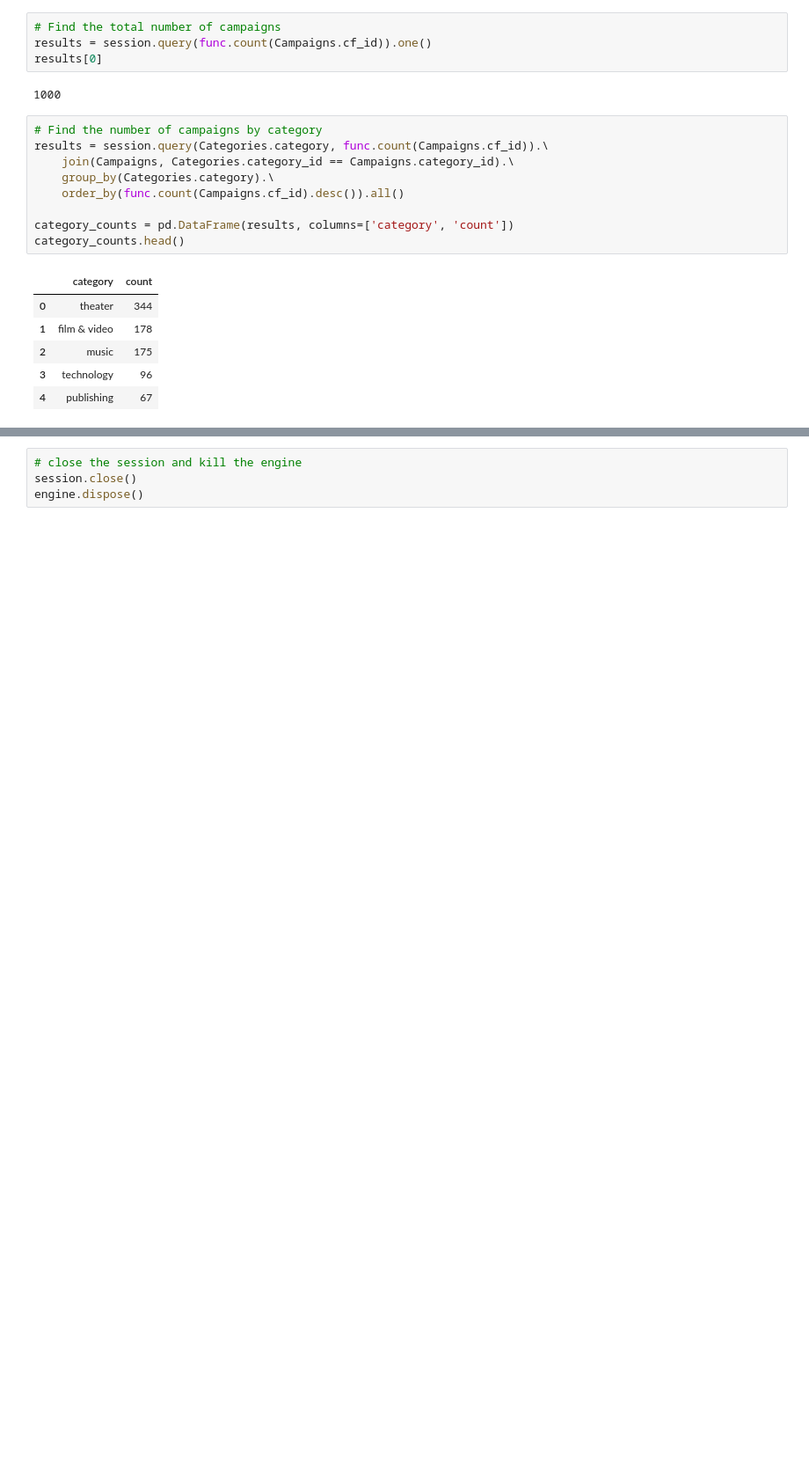
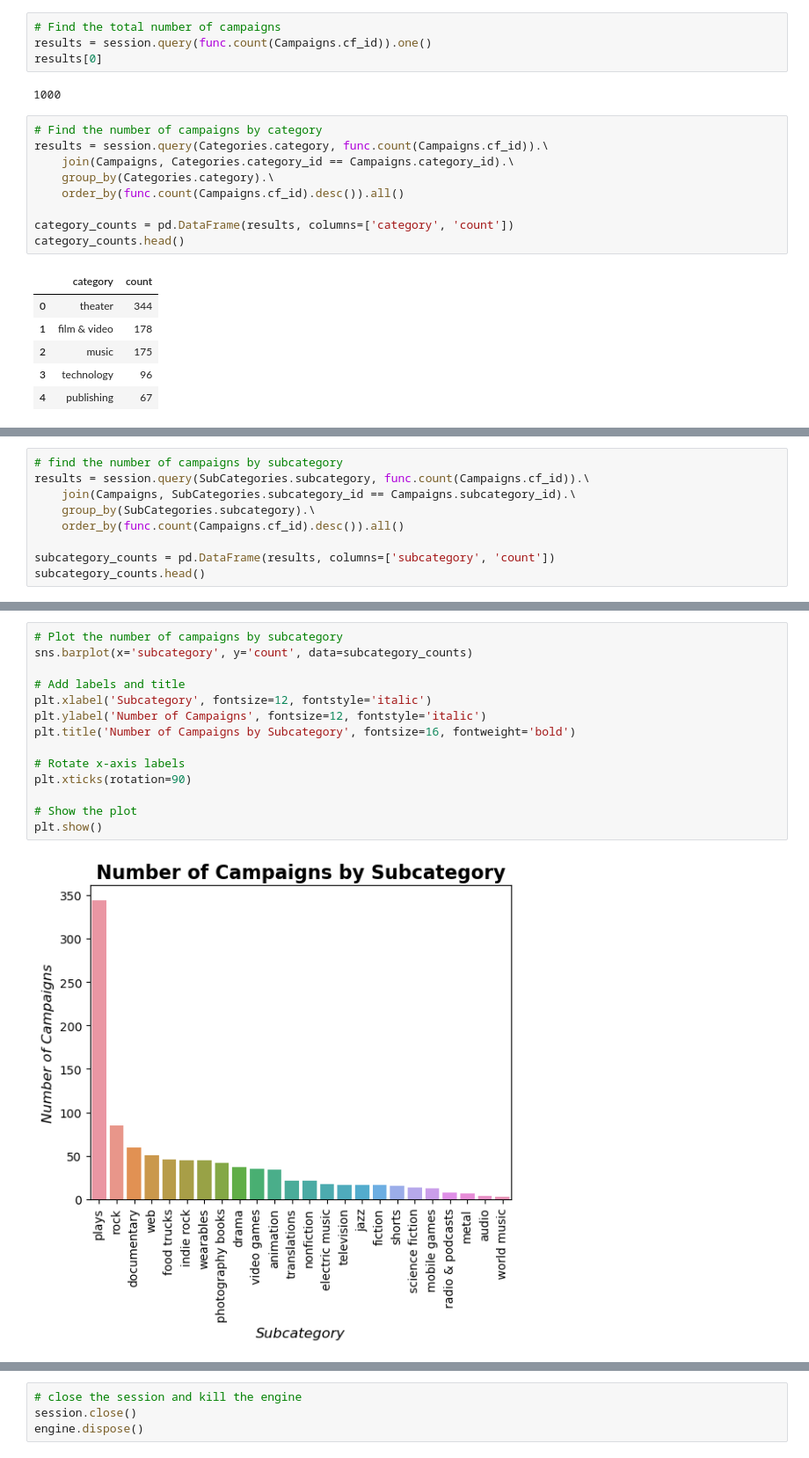
Before and after one commit to wrp94/project-2-group-20, a Jupyter notebook: query/queries.ipynb, the cells around one changed output, grey strips where cells are left out. Shown at 88% size. Drawn from its saved outputs; the diff is of its cells as text; blank space fills up the shorter version.

```diff
--- a/query/queries.ipynb
+++ b/query/queries.ipynb
@@ -112,0 +120,9 @@ plt.show()
+# %%
+# find the number of campaigns by subcategory
+results = session.query(SubCategories.subcategory, func.count(Campaigns.cf_id)).\
+    join(Campaigns, SubCategories.subcategory_id == Campaigns.subcategory_id).\
+    group_by(SubCategories.subcategory).\
+    order_by(func.count(Campaigns.cf_id).desc()).all()
+
+subcategory_counts = pd.DataFrame(results, columns=['subcategory', 'count'])
+subcategory_counts.head()
@@ -112,0 +136,16 @@ plt.show()
+# %%
+# Plot the number of campaigns by subcategory
+sns.barplot(x='subcategory', y='count', data=subcategory_counts)
+
+# Add labels and title
+plt.xlabel('Subcategory', fontsize=12, fontstyle='italic')
+plt.ylabel('Number of Campaigns', fontsize=12, fontstyle='italic')
+plt.title('Number of Campaigns by Subcategory', fontsize=16, fontweight='bold')
+
+# Rotate x-axis labels
+plt.xticks(rotation=90)
+
+# Show the plot
+plt.show()
+# %% [output]
+[figure, added]
```
Also changed, not shown: parts of 11 cells of this notebook, 2 other files.
